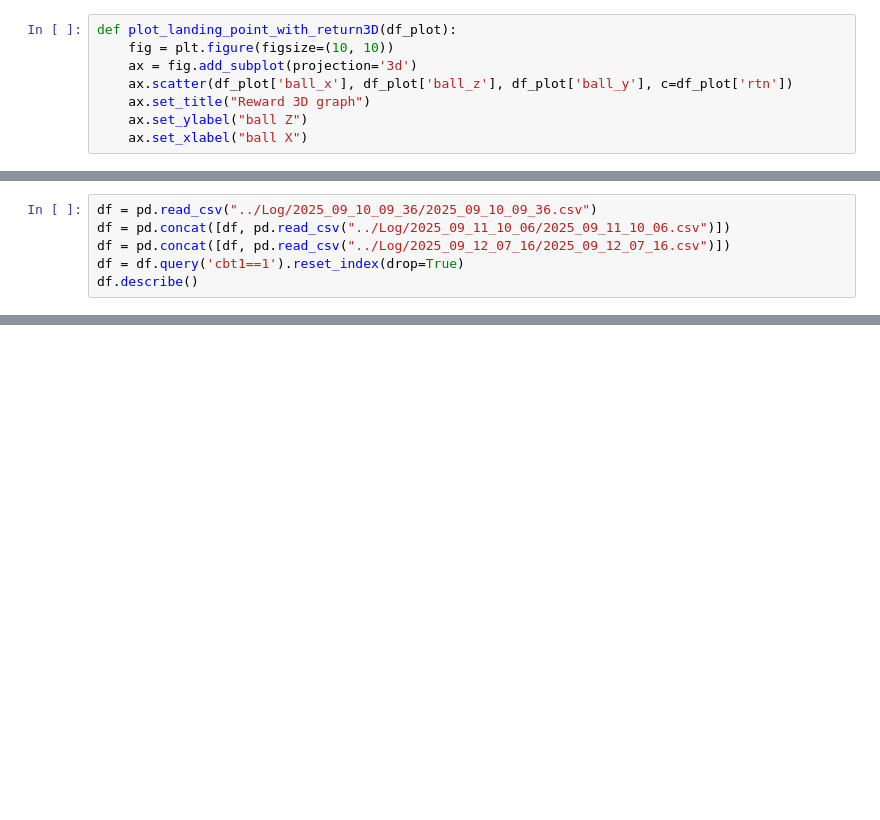
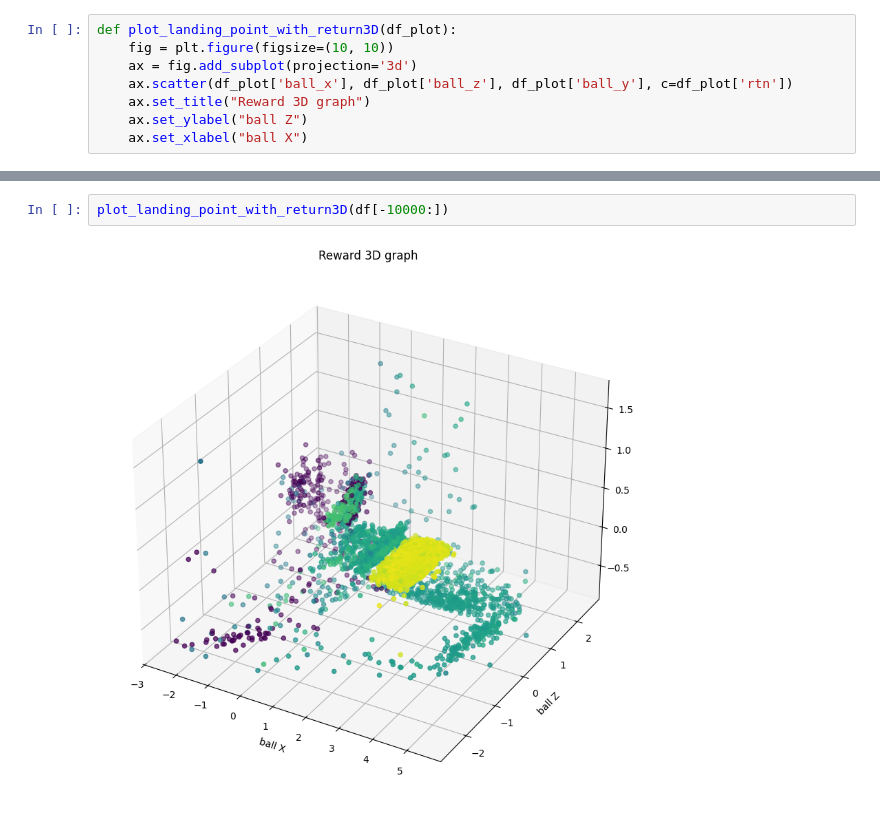
Before and after one commit to jin7369/RobotTableTennis_Stats, a Jupyter notebook: TableTennisTrajectoryStats.ipynb, the cells around one changed output, grey strips where cells are left out. Cells and saved outputs as stored; diff of their text form; blank space fills up the shorter version.

```diff
--- a/TableTennisTrajectoryStats.ipynb
+++ b/TableTennisTrajectoryStats.ipynb
@@ -364,6 +169,0 @@ ax.set_box_aspect([1, 1, 1])
-# %%
-df = pd.read_csv("../Log/2025_09_10_09_36/2025_09_10_09_36.csv")
-df = pd.concat([df, pd.read_csv("../Log/2025_09_11_10_06/2025_09_11_10_06.csv")])
-df = pd.concat([df, pd.read_csv("../Log/2025_09_12_07_16/2025_09_12_07_16.csv")])
-df = df.query('cbt1==1').reset_index(drop=True)
-df.describe()
@@ -380 +170,5 @@ df.describe()
+# %%
+plot_landing_point_with_return3D(df[-10000:])
+# %% [output]
+[figure, added]
 # %%
```
Also changed, not shown: parts of 27 cells of this notebook.
